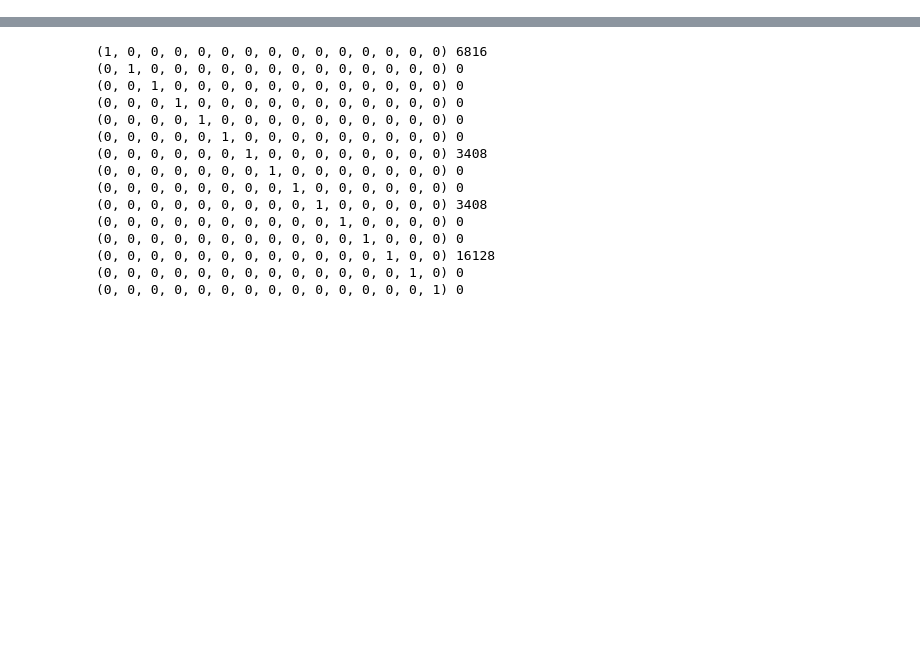
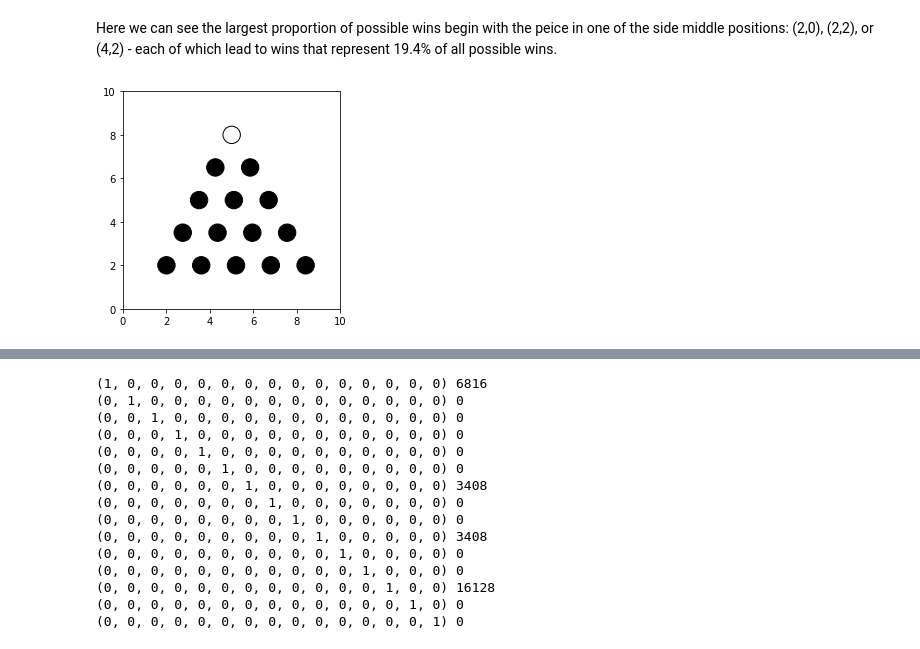
Before and after one commit to jcrowe6/peg-game-analysis, a Jupyter notebook: peg game analysis.ipynb, the cells around one changed output, grey strips where cells are left out. Drawn from its saved outputs; the diff is of its cells as text; code cells hidden in the pictures; blank space fills up the shorter version.

Commit message:
data visualization

```diff
--- a/peg game analysis.ipynb
+++ b/peg game analysis.ipynb
@@ -4,8 +12,17 @@ import copy, time
 # %%
+# represents a coordinate on the board by row,column
 class pos:
     def __init__(self, r, c):
         self.row = r
         self.col = c
+    def __eq__(self, other):
+        if isinstance(other, self.__class__):
+            return (self.row == other.row) and (self.col == other.col)
+        else:
+            return False
+
+    def __hash__(self):
+        return hash((self.row,self.col))
     def __str__(self):
         return f'({self.row},{self.col})'
     def __repr__(self):
@@ -13,7 +30,7 @@ class pos:
 # %%
 # Represents a game board of any number of rows (at cracker barrel - 5)
 # game board is a triangular list of lists - [[1],[2,3],[4,5,6]...]
-# Implements useful methods for running simulations - all_spots() generator, jump(), neighbors(), etc.
+# Implements useful methods for running simulations - an all_spots() generator, jump(), neighbors(), etc.
 class board:
     def __init__(self, rows):
         self.board = []
@@ -23,6 +40,8 @@ class board:
         self.max_moves = len(self.flatten())-2
         self.win_count = 0
 
+        # dict of (initial empty position : (dict of (final peg position) : count of paths to that final peg given the starting pos)
+        self.init_to_final_cts = {}
 
     def __str__(self):
         s = ''
@@ -225,0 +286,8 @@ b.win_count
+# %%
+inits_to_percent = {k:0 for k in b.init_to_final_cts}
+for i in inits_to_percent:
+    for f in b.init_to_final_cts[i]:
+        inits_to_percent[i]+=(b.init_to_final_cts[i][f]/(b.win_count/100))
+
+# starting location to percentage of possible wins reachable from there
+inits_to_percent
@@ -225,0 +310,2 @@ b.win_count
+# %% [markdown]
+Here we can see the largest proportion of possible wins begin with the peice in one of the side middle positions: (2,0), (2,2), or (4,2) - each of which lead to wins that represent 19.4% of all possible wins.
@@ -225,0 +364,5 @@ b.win_count
+# %%
+# the starting board
+show_state(board(5).board)
+# %% [output]
+[figure, added]
```
Also changed, not shown: parts of 22 cells of this notebook.
